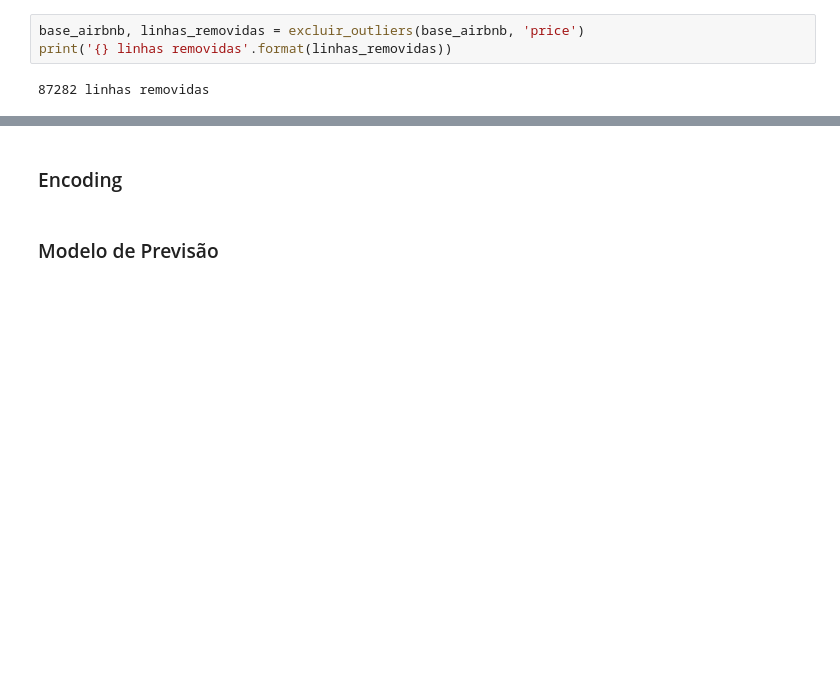
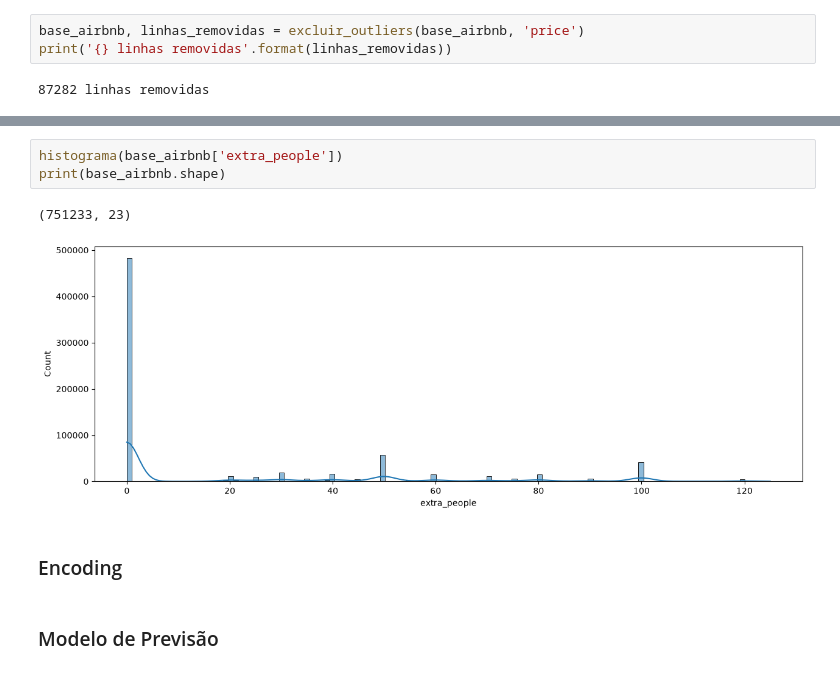
Before and after one commit to matheusgomes2020/An-lise-Airbnb-Rio, a Jupyter notebook: previsao_Airbnb_Rio.ipynb, the cells around one changed output, grey strips where cells are left out. Saved outputs shown, nothing was run; the diff lists cells and outputs as text; blank space fills up the shorter version.

```diff
--- a/previsao_Airbnb_Rio.ipynb
+++ b/previsao_Airbnb_Rio.ipynb
@@ -339,3 +337,9 @@ https://gist.github.com/mwaskom/de44147ed2974457ad6372750bbe5751
+# %%
+histograma(base_airbnb['extra_people'])
+print(base_airbnb.shape)
+# %% [output]
+(751233, 23)
+[figure, added]
 # %% [markdown]
 ### Encoding
 # %% [markdown]
```
Also changed, not shown: parts of 10 cells of this notebook.
